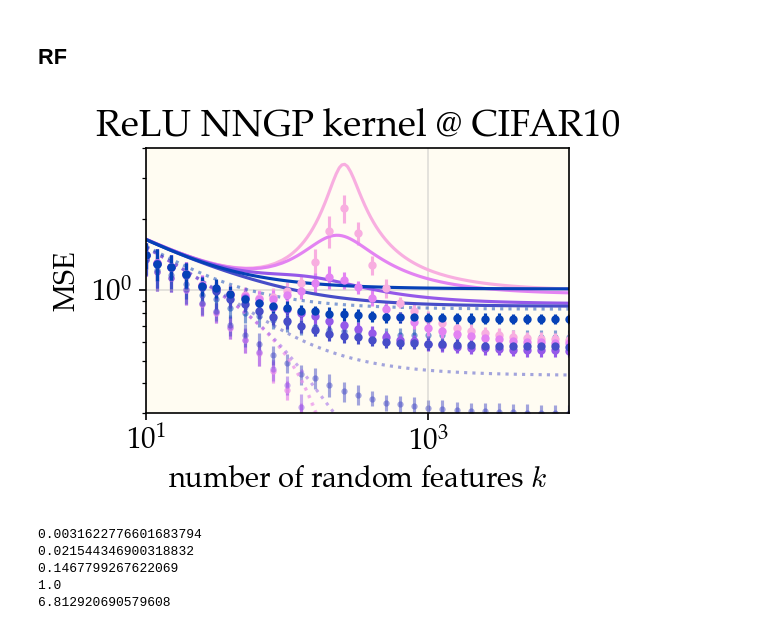
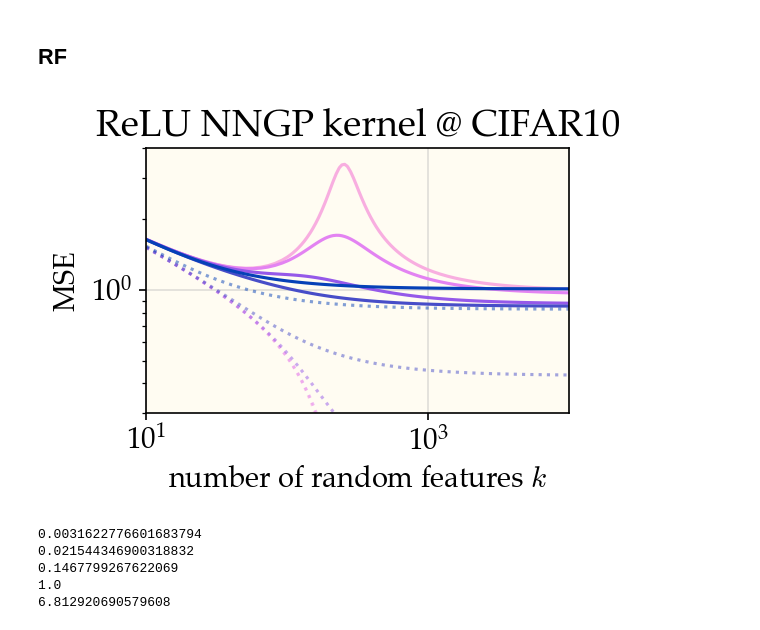
Before and after one commit to dkarkada/more-is-better, a Jupyter notebook: powerlaws.ipynb, the cells around one changed output. Cells and saved outputs as stored; diff of their text form; code cells hidden in the pictures.

```diff
--- a/powerlaws.ipynb
+++ b/powerlaws.ipynb
@@ -167,45 +167,45 @@ for i, ridge in enumerate(ridges[3:26:5]):
     kk = expt.get_axis("k")
     f = 1
     expt_train_mse, err = expt.get(stats_axis='trial', n=256, ridge=ridge, result="train_mse")
-    plt.errorbar(kk, expt_train_mse/f, yerr=err/f, ls='none', marker='.', markersize=6,
-                 markeredgewidth=0, color=color, alpha=0.5, zorder=0)
+    # plt.errorbar(kk, expt_train_mse/f, yerr=err/f, ls='none', marker='.', markersize=6,
+    #              markeredgewidth=0, color=color, alpha=0.5, zorder=0)
 
     expt_test_mse, err = expt.get(stats_axis='trial', n=256, ridge=ridge, result="test_mse")
-    plt.errorbar(kk, expt_test_mse/f, yerr=err/f, ls='none', color=color, marker='.', markersize=6)
+    # plt.errorbar(kk, expt_test_mse/f, yerr=err/f, ls='none', color=color, marker='.', markersize=6)
 
     kk = theory.get_axis("k")
     kappa = theory.get(n=256, ridge=ridge, result="kappa")
     theory_test_mse = theory.get(n=256, ridge=ridge, result="test_mse")
     theory_train_mse = theory_test_mse * (ridge / (n * kappa))**2
     theory_test_mse = (M * theory_test_mse - n * theory_train_mse) / (M-n)
     theory_train_mse = theory_test_mse * (ridge / (n * kappa))**2
     plt.plot(kk, theory_train_mse, ls=":", color=color, alpha=0.5)
     plt.plot(kk, theory_test_mse, color=color,
              label=f"$\\delta=10^{{{np.log10(ridge)}}}$")
 
 plt.xscale('log')
 plt.yscale('log')
 plt.xlabel('number of random features $k$')
 plt.ylabel('MSE')
 plt.ylim(3e-1,4e0)
 plt.xlim(1e1,1e4)
 plt.title("ReLU NNGP kernel @ CIFAR10")
 # ridge_legend = plt.legend()
 # plt.gca().add_artist(ridge_legend)
 # plt.legend(
 #         (
 #             Line2D([0], [0], color='xkcd:navy', alpha=.75, ls=":"),
 #             Line2D([0], [0], color='xkcd:navy', alpha=.75, ls="-"),),
 #         (
 #             "train",
 #             "test",),
 #         loc='lower left',
 #     )
 plt.grid(alpha=0.4)
 plt.tight_layout()
 plt.show()
 # %% [output]
-[figure, old version]
+[figure, new version]
 # %%
 work_dir = f"results/cifar10/fc1-nngpk"
 expt = ExperimentResults.load(f"{work_dir}/expt-n256.expt")
```
Also changed, not shown: 1 other file.
